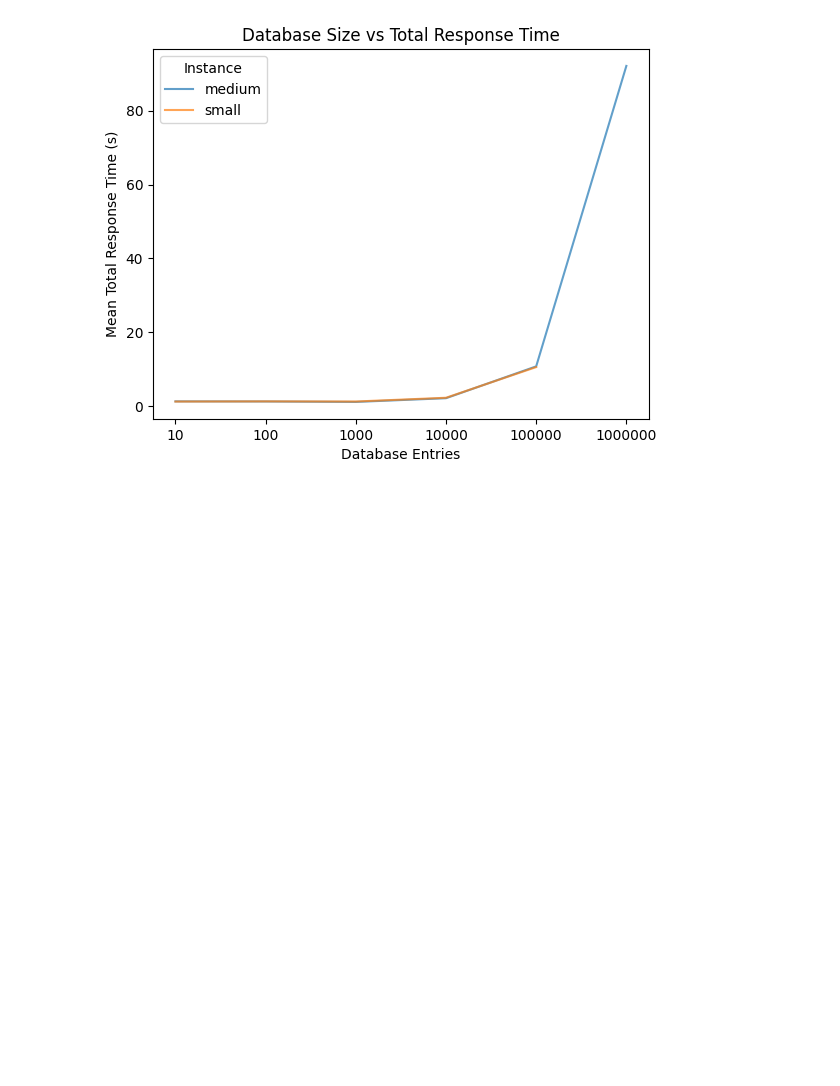
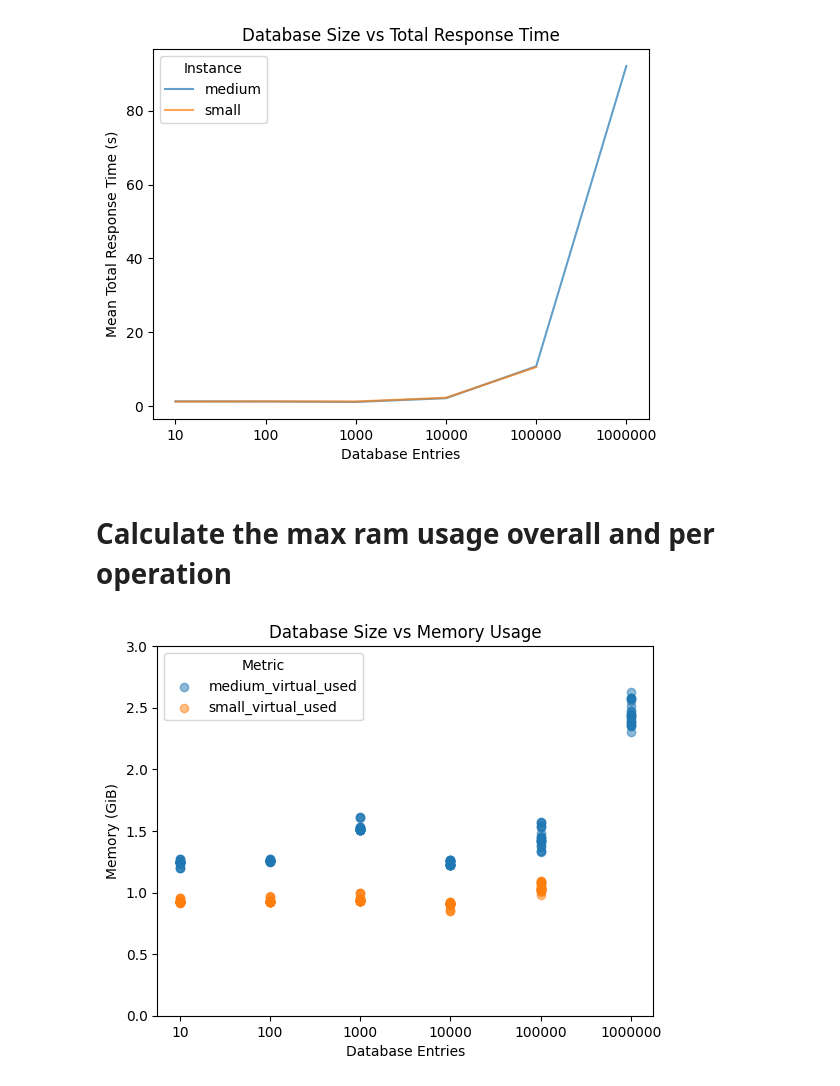
Before and after one commit to AhmadJanjua/MongoPerformance, a Jupyter notebook: src/analysis.ipynb, the cells around one changed output. Saved outputs shown, nothing was run; the diff lists cells and outputs as text; code cells hidden in the pictures; blank space fills up the shorter version.

Commit message:
Update analysis.ipynb
- added the graphs for
1. ram
2. cpu
3. disk

```diff
--- a/src/analysis.ipynb
+++ b/src/analysis.ipynb
@@ -111,3 +111,39 @@ plt.title("Database Size vs Total Response Time")
 plt.show()
 # %% [output]
 [figure]
+# %% [markdown]
+# Calculate the max ram usage overall and per operation
+# %%
+df = df_raw.copy(deep=True)
+
+# filter out the base lines (before the test is run)
+df = df[df["sample"] > 0]
+
+# calculate the average memory usage
+df = df.groupby(
+        ["instance", "db_size", "operation"]
+    )[["virtual_used", "virtual_free"]].agg(
+        ["median"]
+    ).reset_index()
+
+# flatten
+df.columns = [f"{lvl0}"for lvl0,_ in df.columns]
+
+# plot
+for metric in ["virtual_used"]:
+    for inst in df["instance"].unique():
+        # filter to get subset
+        subset = df[df["instance"] == inst]
+
+        # plot size and average response time
+        plt.scatter(subset["db_size"], subset[metric], label=f"{inst}_{metric}", alpha=0.5)
+
+# set labels
+plt.xlabel("Database Entries")
+plt.ylabel("Memory (GiB)")
+plt.legend(title="Metric")
+plt.title("Database Size vs Memory Usage")
+plt.ylim(0, 3)
+plt.show()
+# %% [output]
+[figure, added]
```
Also changed, not shown: parts of 9 cells of this notebook.
